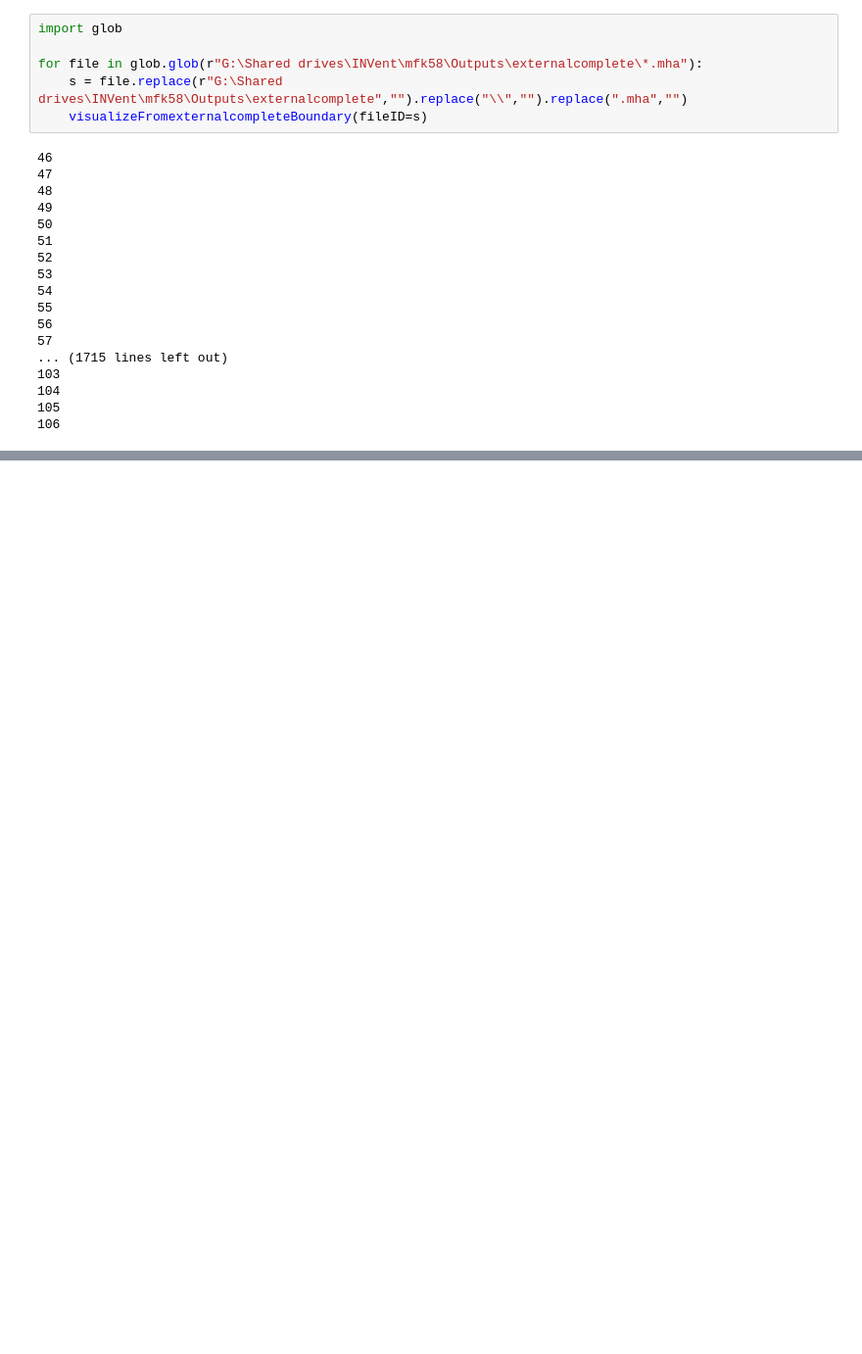
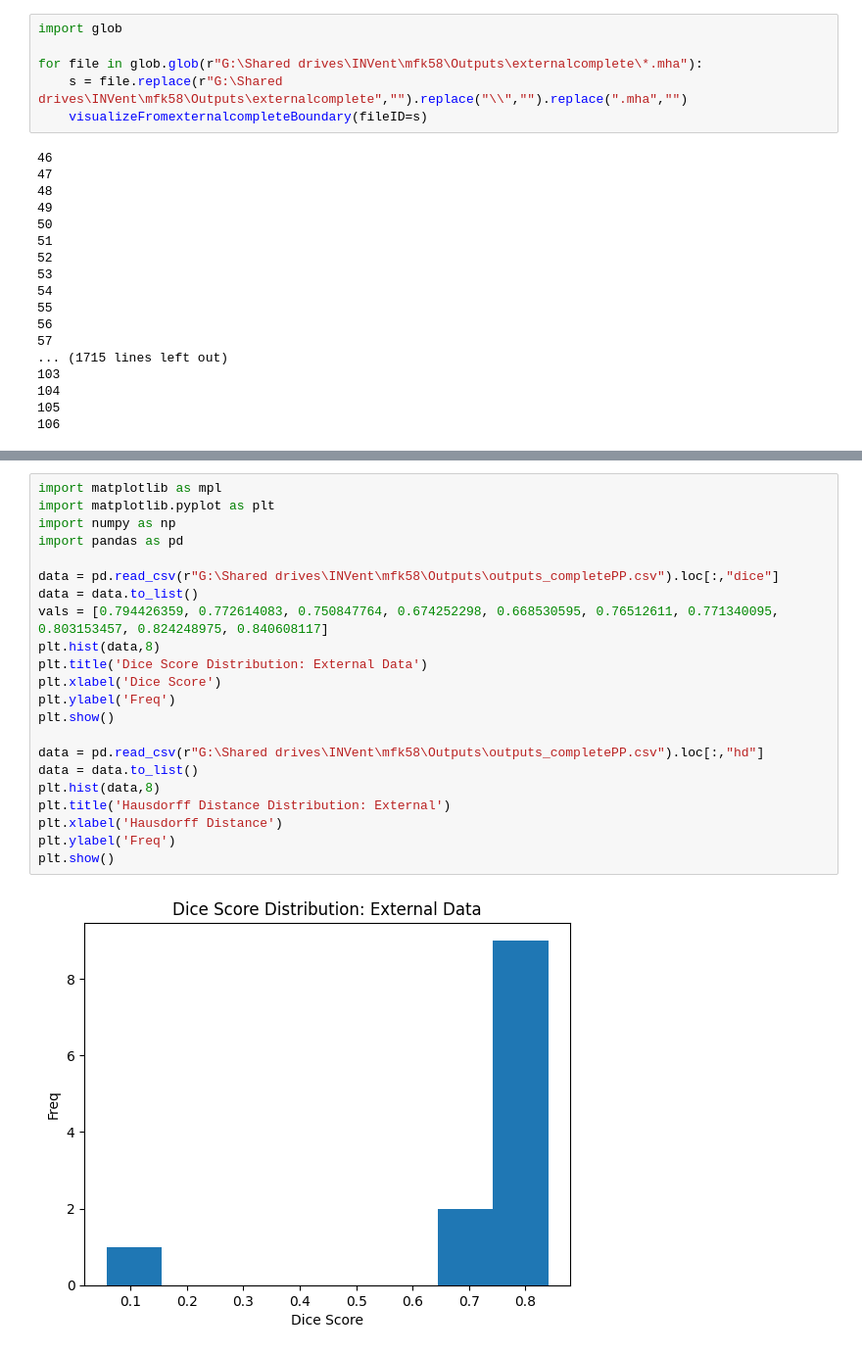
Before and after one commit to michaelkong0/RCa-Tumor-Seg, a Jupyter notebook: visualization.ipynb, the cells around one changed output, grey strips where cells are left out. Shown at 98% size. Cells and saved outputs as stored; diff of their text form; blank space fills up the shorter version.

```diff
--- a/visualization.ipynb
+++ b/visualization.ipynb
@@ -316,0 +357,24 @@ for file in glob.glob(r"G:\Shared drives\INVent\mfk58\Outputs\externalcomplete\*
+# %%
+import matplotlib as mpl
+import matplotlib.pyplot as plt
+import numpy as np
+import pandas as pd
+
+data = pd.read_csv(r"G:\Shared drives\INVent\mfk58\Outputs\outputs_completePP.csv").loc[:,"dice"]
+data = data.to_list()
+vals = [0.794426359, 0.772614083, 0.750847764, 0.674252298, 0.668530595, 0.76512611, 0.771340095, 0.803153457, 0.824248975, 0.840608117]
+plt.hist(data,8)
+plt.title('Dice Score Distribution: External Data')
+plt.xlabel('Dice Score')
+plt.ylabel('Freq')
+plt.show()
+
+data = pd.read_csv(r"G:\Shared drives\INVent\mfk58\Outputs\outputs_completePP.csv").loc[:,"hd"]
+data = data.to_list()
+plt.hist(data,8)
+plt.title('Hausdorff Distance Distribution: External')
+plt.xlabel('Hausdorff Distance')
+plt.ylabel('Freq')
+plt.show()
+# %% [output]
+[figure, added]
```
Also changed, not shown: parts of 3 cells of this notebook.
